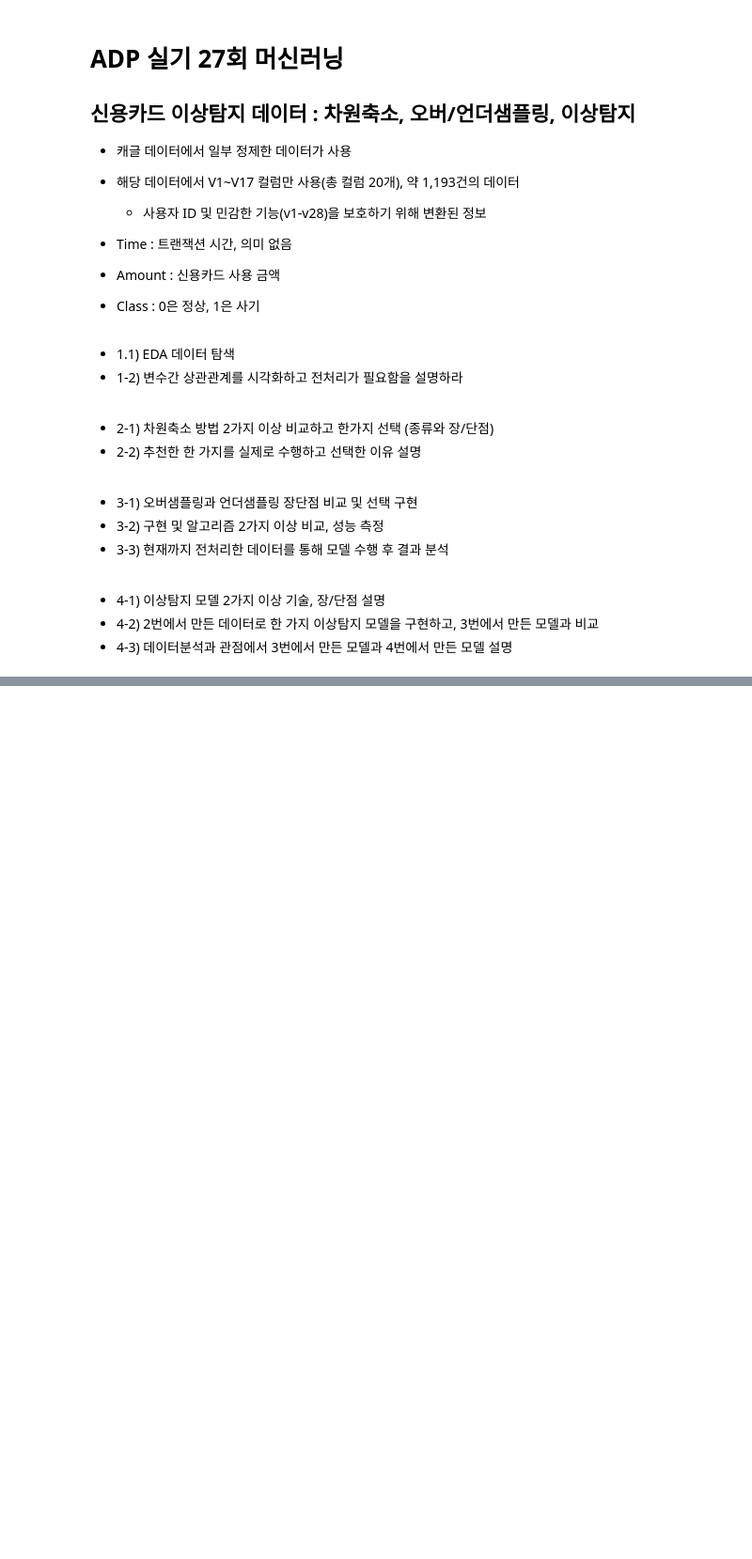
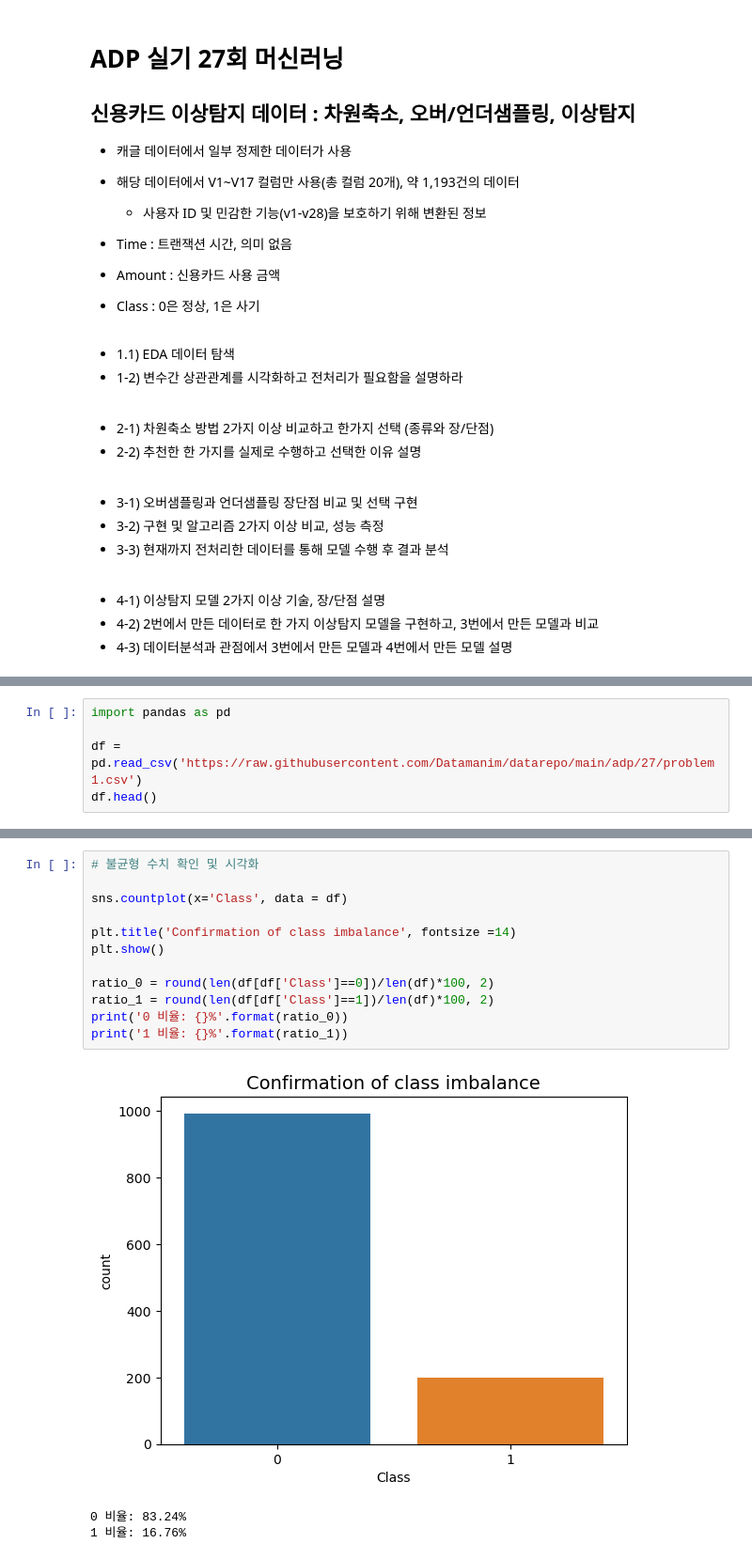
Before and after one commit to Minju-nimm/ADP, a Jupyter notebook: 기출/27회_ML.ipynb, the cells around one changed output, grey strips where cells are left out. Shown: that part at 94% size. Cells and saved outputs as stored; diff of their text form; blank space fills up the shorter version.

```diff
--- a/기출/27회_ML.ipynb
+++ b/기출/27회_ML.ipynb
@@ -27,0 +41,5 @@
+# %%
+import pandas as pd
+
+df = pd.read_csv('https://raw.githubusercontent.com/Datamanim/datarepo/main/adp/27/problem1.csv')
+df.head()
@@ -27,0 +118,16 @@
+# %%
+# 불균형 수치 확인 및 시각화
+
+sns.countplot(x='Class', data = df)
+
+plt.title('Confirmation of class imbalance', fontsize =14)
+plt.show()
+
+ratio_0 = round(len(df[df['Class']==0])/len(df)*100, 2)
+ratio_1 = round(len(df[df['Class']==1])/len(df)*100, 2)
+print('0 비율: {}%'.format(ratio_0))
+print('1 비율: {}%'.format(ratio_1))
+# %% [output]
+[figure, added]
+0 비율: 83.24%
+1 비율: 16.76%
```
Also changed, not shown: parts of 35 cells of this notebook.
